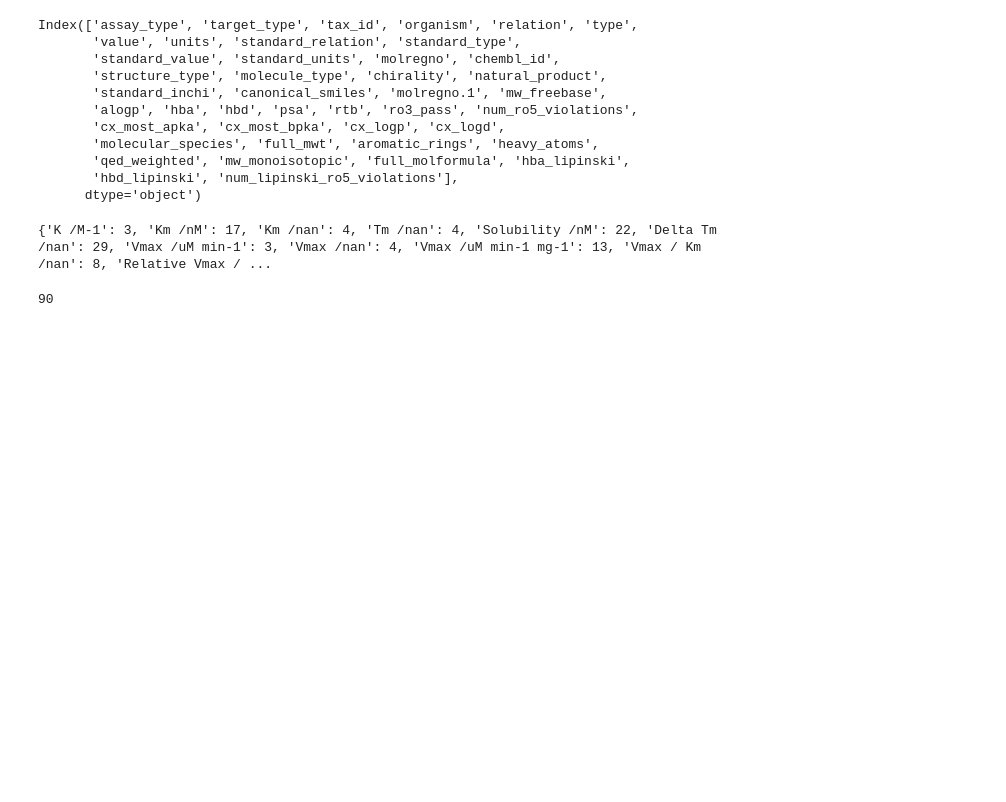
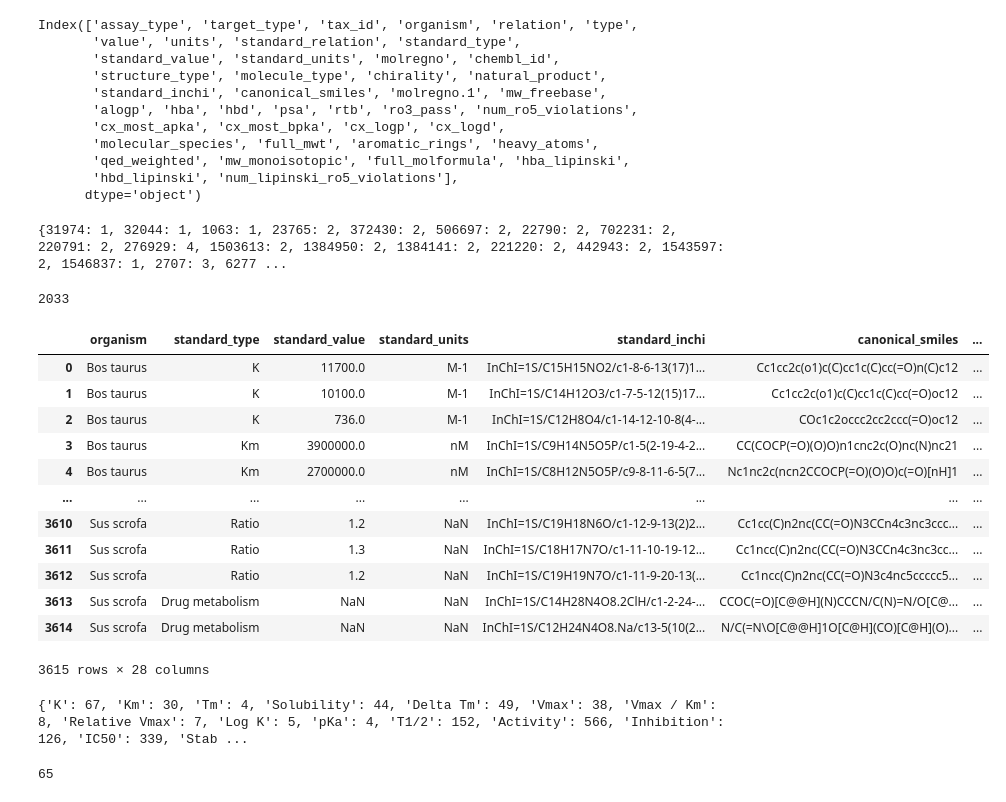
Before and after one commit to Cargill-Capstone2021/ADME-modeling-for-Cargill, a Jupyter notebook: working/data_preparation.ipynb, the cells around one changed output. Saved outputs shown, nothing was run; the diff lists cells and outputs as text; code cells hidden in the pictures; blank space fills up the shorter version.

```diff
--- a/working/data_preparation.ipynb
+++ b/working/data_preparation.ipynb
@@ -33,14 +33,43 @@ Index(['assay_type', 'target_type', 'tax_id', 'organism', 'relation', 'type',
        'qed_weighted', 'mw_monoisotopic', 'full_molformula', 'hba_lipinski',
        'hbd_lipinski', 'num_lipinski_ro5_violations'],
       dtype='object')
+# %%
+seen = {}
+for index, row in df_cattle.iterrows():
+    molregno = row['molregno']
+    if molregno not in seen:
+        seen[molregno] = 1
+    else:
+        seen[molregno] += 1
+
+print(seen)
+len(seen)
+# %% [output]
+{31974: 1, 32044: 1, 1063: 1, 23765: 2, 372430: 2, 506697: 2, 22790: 2, 702231: 2, 220791: 2, 276929: 4, 1503613: 2, 1384950: 2, 1384141: 2, 221220: 2, 442943: 2, 1543597: 2, 1546837: 1, 2707: 3, 6277 ...
+2033
 # %%
-df_bos_taurus = df_bos_taurus.drop(columns=['assay_type', 'target_type', 'tax_id', 'molregno', 'molregno.1', 'chembl_id',
-                            'structure_type', 'molecule_type', 'chirality', 'natural_product', 'relation',
-                            'standard_relation', 'type', 'value', 'units'])
+df_cattle = df_cattle.drop(columns=['assay_type', 'target_type', 'tax_id', 'molregno', 'molregno.1', 'chembl_id',
+                                    'structure_type', 'molecule_type', 'chirality', 'natural_product', 'relation',
+                                    'standard_relation', 'type', 'value', 'units'])
+df_cattle
+# %% [output]
+|  | organism | standard_type | standard_value | standard_units | standard_inchi | canonical_smiles | ... |
+| 0 | Bos taurus | K | 11700.0 | M-1 | InChI=1S/C15H15NO2/c1-8-6-13(17)1... | Cc1cc2c(o1)c(C)cc1c(C)cc(=O)n(C)c12 | ... |
+| 1 | Bos taurus | K | 10100.0 | M-1 | InChI=1S/C14H12O3/c1-7-5-12(15)17... | Cc1cc2c(o1)c(C)cc1c(C)cc(=O)oc12 | ... |
+| 2 | Bos taurus | K | 736.0 | M-1 | InChI=1S/C12H8O4/c1-14-12-10-8(4-... | COc1c2occc2cc2ccc(=O)oc12 | ... |
+| 3 | Bos taurus | Km | 3900000.0 | nM | InChI=1S/C9H14N5O5P/c1-5(2-19-4-2... | CC(COCP(=O)(O)O)n1cnc2c(O)nc(N)nc21 | ... |
+| 4 | Bos taurus | Km | 2700000.0 | nM | InChI=1S/C8H12N5O5P/c9-8-11-6-5(7... | Nc1nc2c(ncn2CCOCP(=O)(O)O)c(=O)[nH]1 | ... |
+| ... | ... | ... | ... | ... | ... | ... | ... |
+| 3610 | Sus scrofa | Ratio | 1.2 | NaN | InChI=1S/C19H18N6O/c1-12-9-13(2)2... | Cc1cc(C)n2nc(CC(=O)N3CCn4c3nc3ccc... | ... |
+| 3611 | Sus scrofa | Ratio | 1.3 | NaN | InChI=1S/C18H17N7O/c1-11-10-19-12... | Cc1ncc(C)n2nc(CC(=O)N3CCn4c3nc3cc... | ... |
+| 3612 | Sus scrofa | Ratio | 1.2 | NaN | InChI=1S/C19H19N7O/c1-11-9-20-13(... | Cc1ncc(C)n2nc(CC(=O)N3c4nc5ccccc5... | ... |
+| 3613 | Sus scrofa | Drug metabolism | NaN | NaN | InChI=1S/C14H28N4O8.2ClH/c1-2-24-... | CCOC(=O)[C@@H](N)CCCN/C(N)=N/O[C@... | ... |
+| 3614 | Sus scrofa | Drug metabolism | NaN | NaN | InChI=1S/C12H24N4O8.Na/c13-5(10(2... | N/C(=N\O[C@@H]1O[C@H](CO)[C@H](O)... | ... |
+3615 rows × 28 columns
 # %%
 seen = {}
-for index, row in df_bos_taurus.iterrows():
-    act_type = str(row['standard_type']) + ' /' + str(row['standard_units'])
+for index, row in df_cattle.iterrows():
+    act_type = str(row['standard_type'])# + ' /' + str(row['standard_units'])
     if act_type not in seen:
         seen[act_type] = 1
     else:
@@ -49,5 +78,5 @@ for index, row in df_bos_taurus.iterrows():
 print(seen)
 len(seen)
 # %% [output]
-{'K /M-1': 3, 'Km /nM': 17, 'Km /nan': 4, 'Tm /nan': 4, 'Solubility /nM': 22, 'Delta Tm /nan': 29, 'Vmax /uM min-1': 3, 'Vmax /nan': 4, 'Vmax /uM min-1 mg-1': 13, 'Vmax / Km /nan': 8, 'Relative Vmax / ...
+{'K': 67, 'Km': 30, 'Tm': 4, 'Solubility': 44, 'Delta Tm': 49, 'Vmax': 38, 'Vmax / Km': 8, 'Relative Vmax': 7, 'Log K': 5, 'pKa': 4, 'T1/2': 152, 'Activity': 566, 'Inhibition': 126, 'IC50': 339, 'Stab ...
-90
+65
```
Also changed, not shown: parts of 7 cells of this notebook.
